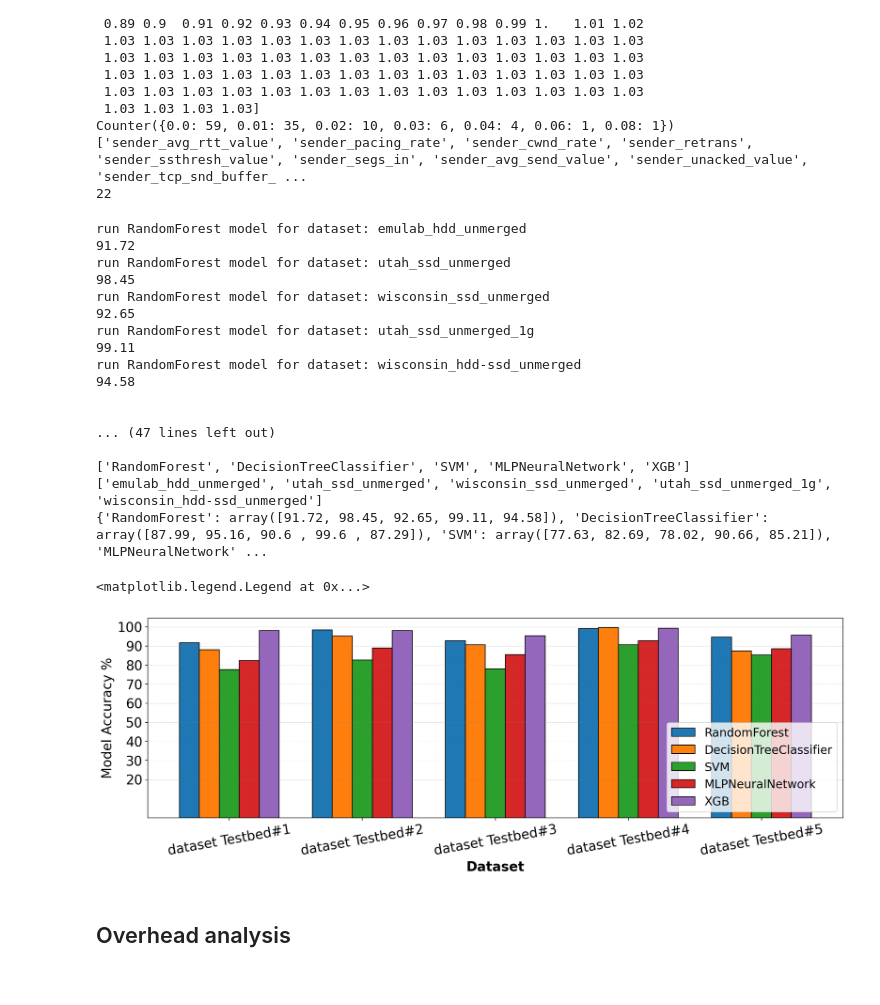
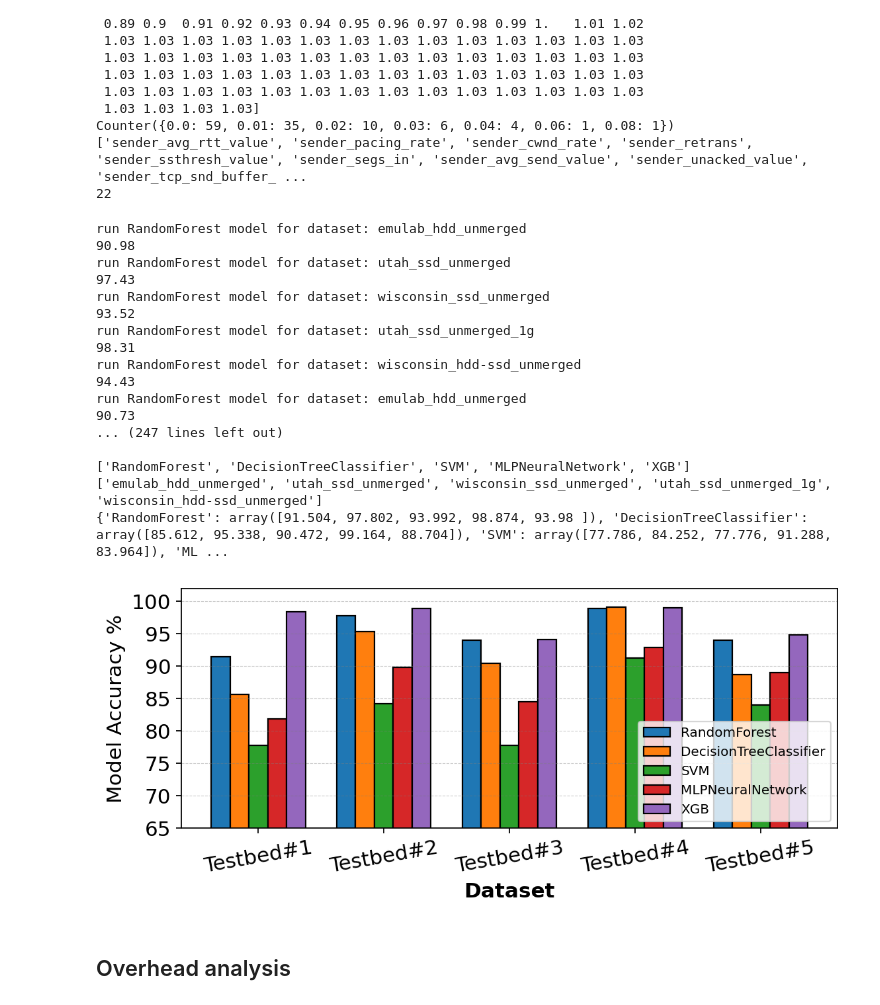
Before and after one commit to EhsanSaZ/BottleneckDetection, a Jupyter notebook: prototype/bottleneck_3.ipynb, the cells around one changed output. Cells and saved outputs as stored; diff of their text form; code cells hidden in the pictures.

```diff
--- a/prototype/bottleneck_3.ipynb
+++ b/prototype/bottleneck_3.ipynb
@@ -316,7 +371,7 @@ run RandomForest model for dataset: wisconsin_hdd-ssd_unmerged
 # %%
-plt.rcParams.update({'font.size': 18})
+plt.rcParams.update({'font.size': 14})
 # Figure Size
-fig, ax = plt.subplots(figsize =(17, 5), dpi=160)
+fig, ax = plt.subplots(figsize =(8, 3), dpi=160)
 barWidth = 0.15
 
 # Set position of bar on X axis
@@ -328,20 +383,21 @@ br5 = [x + barWidth for x in br4]
 
 ax.grid(visible = True, axis='y', color ='grey', linestyle ='--', linewidth = 0.5, alpha = 0.4)
 ax.set_ylabel('Model Accuracy %')
-# ax.set_ylim(ymin=80, ymax=102)
+ax.set_ylim(ymin=65, ymax=102)
 
 
 ax.bar(br1, all_accuracies['RandomForest'], width = barWidth, edgecolor ='black', label="RandomForest")
 ax.bar(br2, all_accuracies['DecisionTreeClassifier'], width = barWidth, edgecolor ='black', label="DecisionTreeClassifier")
 ax.bar(br3, all_accuracies['SVM'], width = barWidth, edgecolor ='black', label="SVM")
-ax.bar(br4, all_accuracies['MLPNeuralNetwork'], width = barWidth, edgecolor ='black', label="MLPNeuralNetwork")
+ax.bar(br4, all_accuracies['MLPNeuralNetwork'], width = barWidth, edgecolor ='black', label="MLPNeuralNetwork",)
 ax.bar(br5, all_accuracies['XGB'], width = barWidth, edgecolor ='black', label="XGB")
 
 
 plt.xlabel('Dataset', fontweight ='bold')
-plt.yticks(np.arange(20, 101, 10))
-xticks = ['dataset Testbed#1', 'dataset Testbed#2', 'dataset Testbed#3', 'dataset Testbed#4', 'dataset Testbed#5']
+plt.yticks(np.arange(65, 101, 5))
+xticks = ['Testbed#1', 'Testbed#2', 'Testbed#3', 'Testbed#4', 'Testbed#5']
 plt.xticks([r + 0.3 for r in range(len(br1))], xticks, rotation=10)
 
-plt.legend(fontsize = 16, loc='lower right')
+plt.legend(fontsize = 9, loc='lower right')
+plt.savefig("161_labels_accuracies.pdf", bbox_inches='tight')
 # %% [output]
@@ -442,7 +497,7 @@ classifiers = {"RandomForest": RandomForestClassifier(n_estimators=100),
         }
 classifiers_legends = list(classifiers.keys())
 all_accuracies = {}
-round_number = 1
+round_number = 5
 for clf_key in classifiers:
     accuracies = np.zeros(len(classifiers_legends))
     for i in range(round_number):
@@ -459,7 +514,8 @@ for clf_key in classifiers:
             # print(X_train.shape)
             X_train, y_train = RandomUnderSampler(sampling_strategy="all").fit_resample(X_train, y_train)
             # print(X_train.shape)
-            clf = classifiers[clf_key]
+            # clf = classifiers[clf_key]
+            clf = model_factory(clf_key)
             clf = make_pipeline(StandardScaler(), clf)
             clf.fit(X_train, y_train)
             y_pred = clf.predict(X_test)
@@ -476,55 +532,59 @@ print(datasets)
 print(all_accuracies)
 # %% [output]
 run RandomForest model for dataset: emulab_hdd_unmerged
-91.72
+90.98
 run RandomForest model for dataset: utah_ssd_unmerged
-98.45
+97.43
 run RandomForest model for dataset: wisconsin_ssd_unmerged
-92.65
+93.52
 run RandomForest model for dataset: utah_ssd_unmerged_1g
-99.11
+98.31
 run RandomForest model for dataset: wisconsin_hdd-ssd_unmerged
-94.58
-
-
-... (47 lines left out)
+94.43
+run RandomForest model for dataset: emulab_hdd_unmerged
+90.73
+... (247 lines left out)
 
 ['RandomForest', 'DecisionTreeClassifier', 'SVM', 'MLPNeuralNetwork', 'XGB']
 ['emulab_hdd_unmerged', 'utah_ssd_unmerged', 'wisconsin_ssd_unmerged', 'utah_ssd_unmerged_1g', 'wisconsin_hdd-ssd_unmerged']
-{'RandomForest': array([91.72, 98.45, 92.65, 99.11, 94.58]), 'DecisionTreeClassifier': array([87.99, 95.16, 90.6 , 99.6 , 87.29]), 'SVM': array([77.63, 82.69, 78.02, 90.66, 85.21]), 'MLPNeuralNetwork' ...
+{'RandomForest': array([91.504, 97.802, 93.992, 98.874, 93.98 ]), 'DecisionTreeClassifier': array([85.612, 95.338, 90.472, 99.164, 88.704]), 'SVM': array([77.786, 84.252, 77.776, 91.288, 83.964]), 'ML ...
+# %%
+_5_labels_accs = all_accuracies
+all_accuracies = {'RandomForest': np.array([91.504, 97.802, 93.992, 98.874, 93.98 ]), 'DecisionTreeClassifier': np.array([85.612, 95.338, 90.472, 99.164, 88.704]), 'SVM': np.array([77.786, 84.252, 77.776, 91.288, 83.964]), 'MLPNeuralNetwork': np.array([81.892, 89.792, 84.51 , 92.894, 88.966]), 'XGB': np.array([98.428, 98.894, 94.154, 98.99 , 94.798])}
 # %%
-plt.rcParams.update({'font.size': 18})
+plt.rcParams.update({'font.size': 14})
 # Figure Size
-fig, ax = plt.subplots(figsize =(17, 5), dpi=160)
+fig, ax = plt.subplots(figsize =(8, 3), dpi=160)
 barWidth = 0.15
 
 # Set position of bar on X axis
 br1 = np.arange(len(datasets))
 br2 = [x + barWidth for x in br1]
 br3 = [x + barWidth for x in br2]
 br4 = [x + barWidth for x in br3]
 br5 = [x + barWidth for x in br4]
 
 ax.grid(visible = True, axis='y', color ='grey', linestyle ='--', linewidth = 0.5, alpha = 0.4)
 ax.set_ylabel('Model Accuracy %')
-# ax.set_ylim(ymin=80, ymax=102)
+ax.set_ylim(ymin=70, ymax=102)
 
 
 ax.bar(br1, all_accuracies['RandomForest'], width = barWidth, edgecolor ='black', label="RandomForest")
 ax.bar(br2, all_accuracies['DecisionTreeClassifier'], width = barWidth, edgecolor ='black', label="DecisionTreeClassifier")
 ax.bar(br3, all_accuracies['SVM'], width = barWidth, edgecolor ='black', label="SVM")
 ax.bar(br4, all_accuracies['MLPNeuralNetwork'], width = barWidth, edgecolor ='black', label="MLPNeuralNetwork")
 ax.bar(br5, all_accuracies['XGB'], width = barWidth, edgecolor ='black', label="XGB")
 
 
 plt.xlabel('Dataset', fontweight ='bold')
-plt.yticks(np.arange(20, 101, 10))
-xticks = ['dataset Testbed#1', 'dataset Testbed#2', 'dataset Testbed#3', 'dataset Testbed#4', 'dataset Testbed#5']
+plt.yticks(np.arange(65, 101, 5))
+xticks = ['Testbed#1', 'Testbed#2', 'Testbed#3', 'Testbed#4', 'Testbed#5']
 plt.xticks([r + 0.3 for r in range(len(br1))], xticks,  rotation=10)
-plt.legend(fontsize = 16, loc='lower right')
+plt.legend(fontsize = 9, loc='lower right')
+
+plt.savefig("5_labels_accuracies.pdf", bbox_inches='tight')
 # %% [output]
-<matplotlib.legend.Legend at 0x...>
-[figure, old version]
+[figure, new version]
 # %% [markdown]
 ## Overhead analysis
 # %%
```
Also changed, not shown: parts of 23 cells of this notebook.
